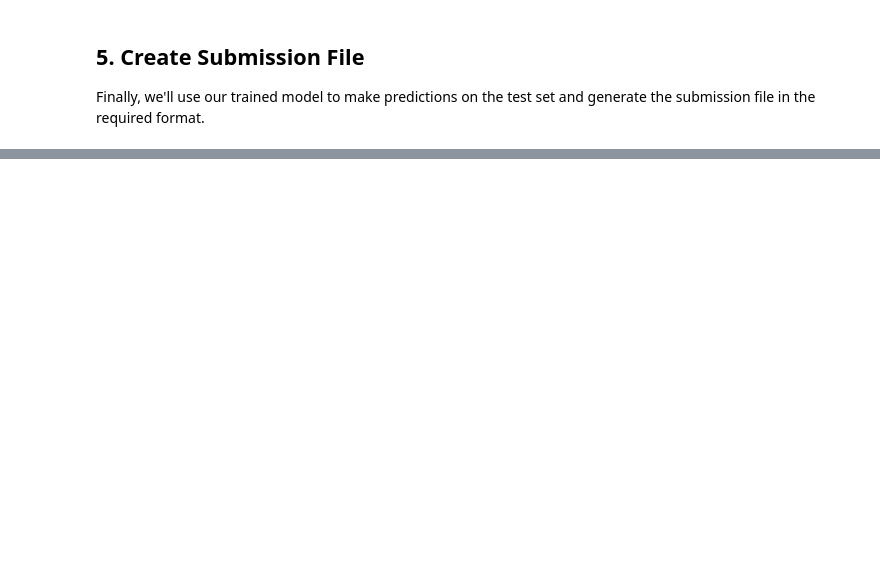
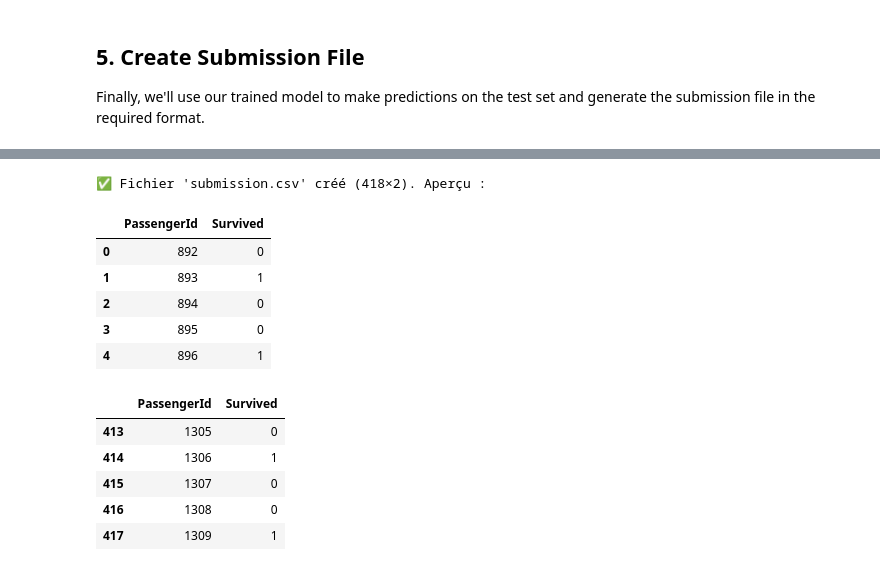
Before and after one commit to RonaldDonfack/Bole, a Jupyter notebook: titanic_analysis_yanel.ipynb, the cells around one changed output, grey strips where cells are left out. Drawn from its saved outputs; the diff is of its cells as text; code cells hidden in the pictures; blank space fills up the shorter version.

```diff
--- a/titanic_analysis_yanel.ipynb
+++ b/titanic_analysis_yanel.ipynb
@@ -67,0 +340,69 @@ Finally, we'll use our trained model to make predictions on the test set and gen
+# %%
+# === 5) SUBMISSION GENERATION — Kaggle (compatible modèle bagging) ===
+import pandas as pd
+import numpy as np
+import os
+
+# --- Vérification des prérequis
+for var in ["rf_model","feature_cols","X_test_feat","pid_test"]:
+    assert var in locals(), f"Variable manquante: {var} (exécute d'abord blocs 3 & 4)"
+
+# --- Harmoniser les colonnes du test
+test_proc = X_test_feat.copy()
+
+# Ajouter les colonnes manquantes
+missing_cols = set(feature_cols) - set(test_proc.columns)
+for col in missing_cols:
+    test_proc[col] = 0
+
+# Retirer les colonnes en trop
+extra_cols = set(test_proc.columns) - set(feature_cols)
+if extra_cols:
+    test_proc.drop(columns=list(extra_cols), inplace=True)
+
+# Réordonner pour correspondre au training
+test_proc = test_proc[feature_cols]
+
+# --- Prédire sur le test
+test_pred = rf_model.predict(test_proc).astype(int)
+
+# --- Créer la DataFrame de soumission
+submission = pd.DataFrame({
+    "PassengerId": pid_test.astype(int),
+    "Survived": test_pred
+})
+
+# --- Vérifs strictes (format Kaggle)
+assert list(submission.columns) == ["PassengerId","Survived"], "⚠️ Mauvais noms de colonnes"
+assert len(submission) == 418, f"⚠️ Mauvais nombre de lignes: {len(submission)}"
+assert submission.isna().sum().sum() == 0, "⚠️ Valeurs manquantes détectées"
+assert set(submission["Survived"].unique()) <= {0,1}, "⚠️ Survived doit être 0/1"
+
+# --- Export local + Drive (si monté)
+submission.to_csv("submission.csv", index=False)
+try:
+    from google.colab import drive
+    submission.to_csv("/content/drive/MyDrive/submission.csv", index=False)
+except Exception:
+    pass
+
+print("✅ Fichier 'submission.csv' créé (418×2). Aperçu :")
+display(submission.head(), submission.tail())
+
+# (Optionnel) Télécharger directement dans ton navigateur (Colab)
+# from google.colab import files
+# files.download("submission.csv")
+# %% [output]
+✅ Fichier 'submission.csv' créé (418×2). Aperçu :
+|  | PassengerId | Survived |
+| 0 | 892 | 0 |
+| 1 | 893 | 1 |
+| 2 | 894 | 0 |
+| 3 | 895 | 0 |
+| 4 | 896 | 1 |
+|  | PassengerId | Survived |
+| 413 | 1305 | 0 |
+| 414 | 1306 | 1 |
+| 415 | 1307 | 0 |
+| 416 | 1308 | 0 |
+| 417 | 1309 | 1 |
```
Also changed, not shown: parts of 13 cells of this notebook.
